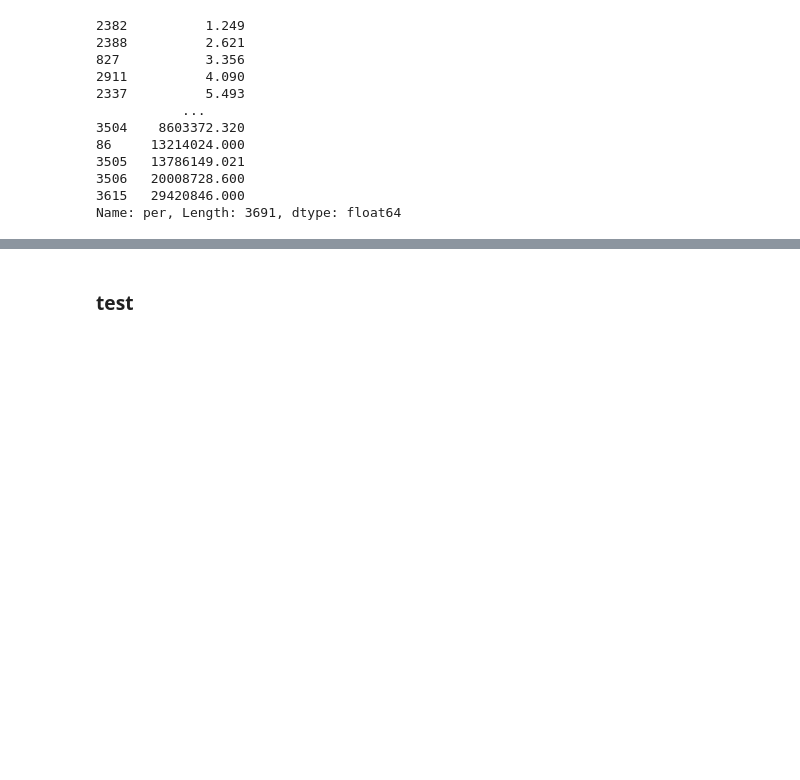
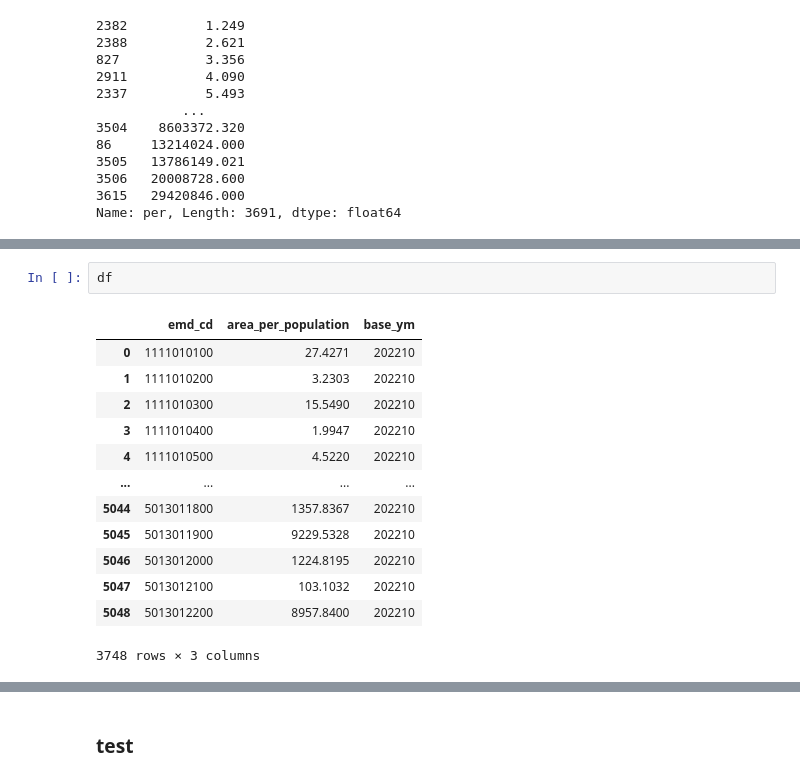
Before and after one commit to UL-DA/pythonProject, a Jupyter notebook: 부동산원_데이터댐/배후지 인구당 상가면적.ipynb, the cells around one changed output, grey strips where cells are left out. Cells and saved outputs as stored; diff of their text form; blank space fills up the shorter version.

```diff
--- a/부동산원_데이터댐/배후지 인구당 상가면적.ipynb
+++ b/부동산원_데이터댐/배후지 인구당 상가면적.ipynb
@@ -283,0 +483,16 @@ Name: per, Length: 3691, dtype: float64
+# %%
+df
+# %% [output]
+|  | emd_cd | area_per_population | base_ym |
+| 0 | 1111010100 | 27.4271 | 202210 |
+| 1 | 1111010200 | 3.2303 | 202210 |
+| 2 | 1111010300 | 15.5490 | 202210 |
+| 3 | 1111010400 | 1.9947 | 202210 |
+| 4 | 1111010500 | 4.5220 | 202210 |
+| ... | ... | ... | ... |
+| 5044 | 5013011800 | 1357.8367 | 202210 |
+| 5045 | 5013011900 | 9229.5328 | 202210 |
+| 5046 | 5013012000 | 1224.8195 | 202210 |
+| 5047 | 5013012100 | 103.1032 | 202210 |
+| 5048 | 5013012200 | 8957.8400 | 202210 |
+3748 rows × 3 columns
```
Also changed, not shown: parts of 12 cells of this notebook.
